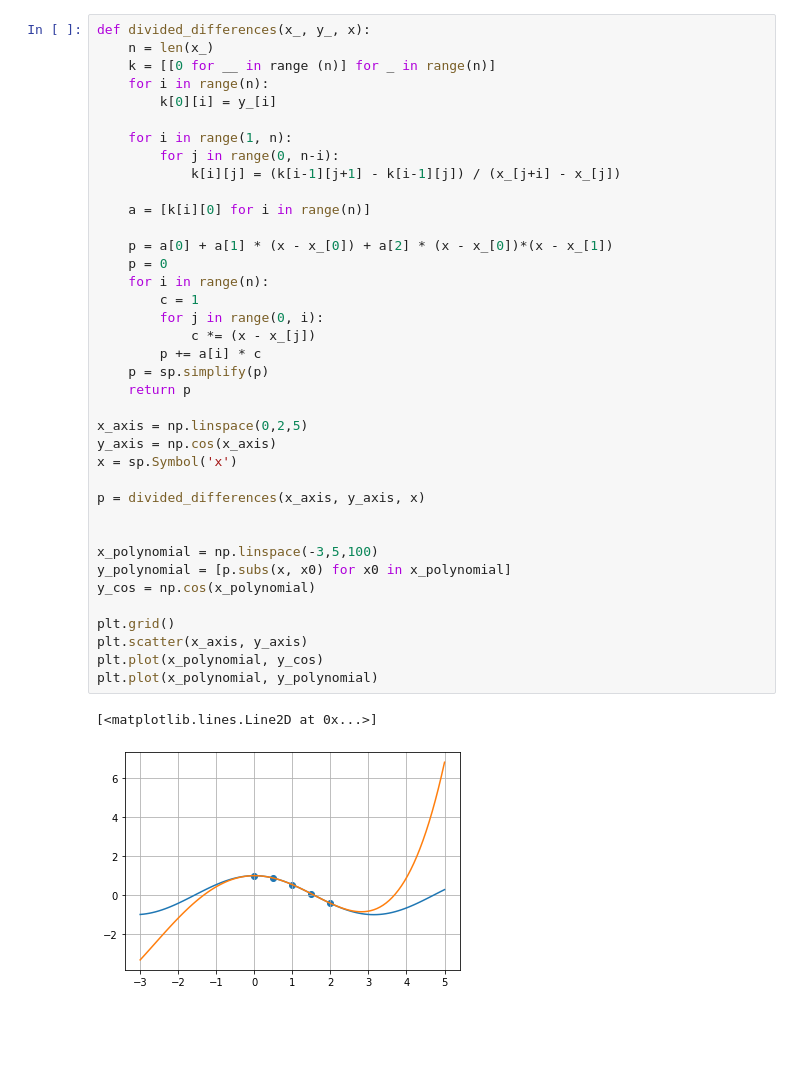
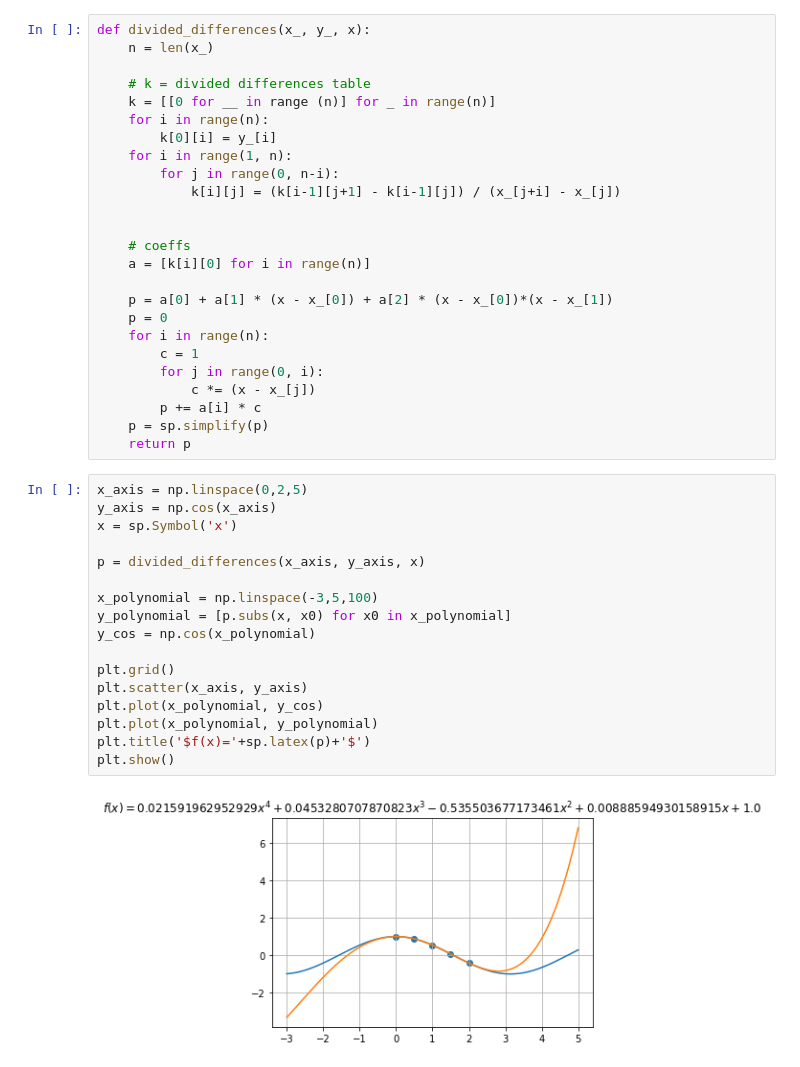
Before and after one commit to luiseduardomendes/MathematicalMethods, a Jupyter notebook: area2/6_interpolation.ipynb, the cells around one changed output. Drawn from its saved outputs; the diff is of its cells as text; blank space fills up the shorter version.

```diff
--- a/area2/6_interpolation.ipynb
+++ b/area2/6_interpolation.ipynb
@@ -5,14 +22,17 @@ import numpy as np
 # %%
 def divided_differences(x_, y_, x):
     n = len(x_)
+
+    # k = divided differences table
     k = [[0 for __ in range (n)] for _ in range(n)]
     for i in range(n):
         k[0][i] = y_[i]
-
     for i in range(1, n):
         for j in range(0, n-i):
             k[i][j] = (k[i-1][j+1] - k[i-1][j]) / (x_[j+i] - x_[j])
 
+
+    # coeffs
     a = [k[i][0] for i in range(n)]
 
     p = a[0] + a[1] * (x - x_[0]) + a[2] * (x - x_[0])*(x - x_[1])
@@ -24,23 +44,23 @@ def divided_differences(x_, y_, x):
         p += a[i] * c
     p = sp.simplify(p)
     return p
-
-x_axis = np.linspace(0,2,5)
-y_axis = np.cos(x_axis)
-x = sp.Symbol('x')
-
-p = divided_differences(x_axis, y_axis, x)
-
-
-x_polynomial = np.linspace(-3,5,100)
-y_polynomial = [p.subs(x, x0) for x0 in x_polynomial]
-y_cos = np.cos(x_polynomial)
-
-plt.grid()
-plt.scatter(x_axis, y_axis)
-plt.plot(x_polynomial, y_cos)
-plt.plot(x_polynomial, y_polynomial)
-# %% [output]
-[<matplotlib.lines.Line2D at 0x...>]
-[figure, removed]
+# %%
+x_axis = np.linspace(0,2,5)
+y_axis = np.cos(x_axis)
+x = sp.Symbol('x')
+
+p = divided_differences(x_axis, y_axis, x)
+
+x_polynomial = np.linspace(-3,5,100)
+y_polynomial = [p.subs(x, x0) for x0 in x_polynomial]
+y_cos = np.cos(x_polynomial)
+
+plt.grid()
+plt.scatter(x_axis, y_axis)
+plt.plot(x_polynomial, y_cos)
+plt.plot(x_polynomial, y_polynomial)
+plt.title('$f(x)='+sp.latex(p)+'$')
+plt.show()
+# %% [output]
+[figure, added]
 # %%
```
Also changed, not shown: parts of 6 cells of this notebook, 1 other file.
